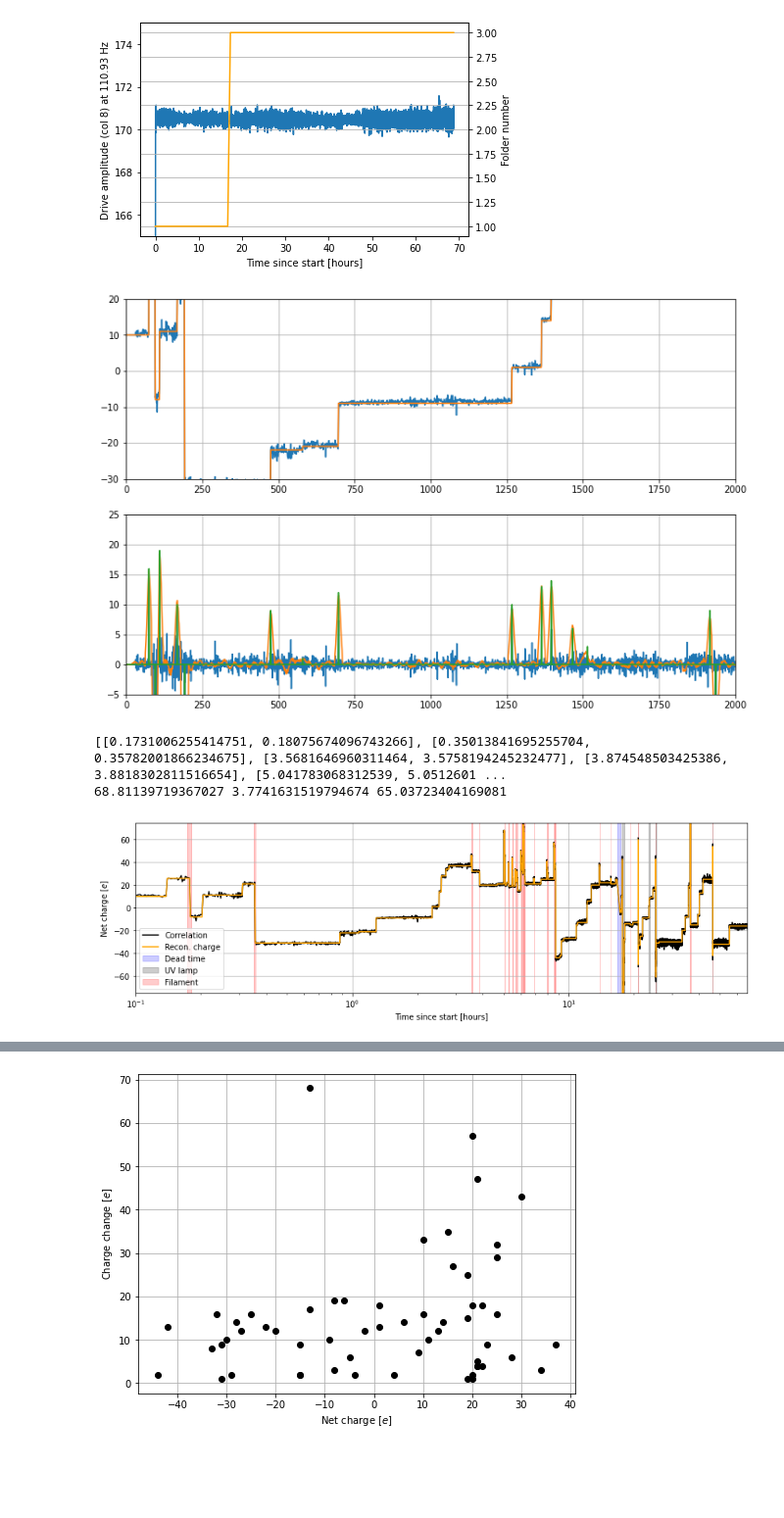
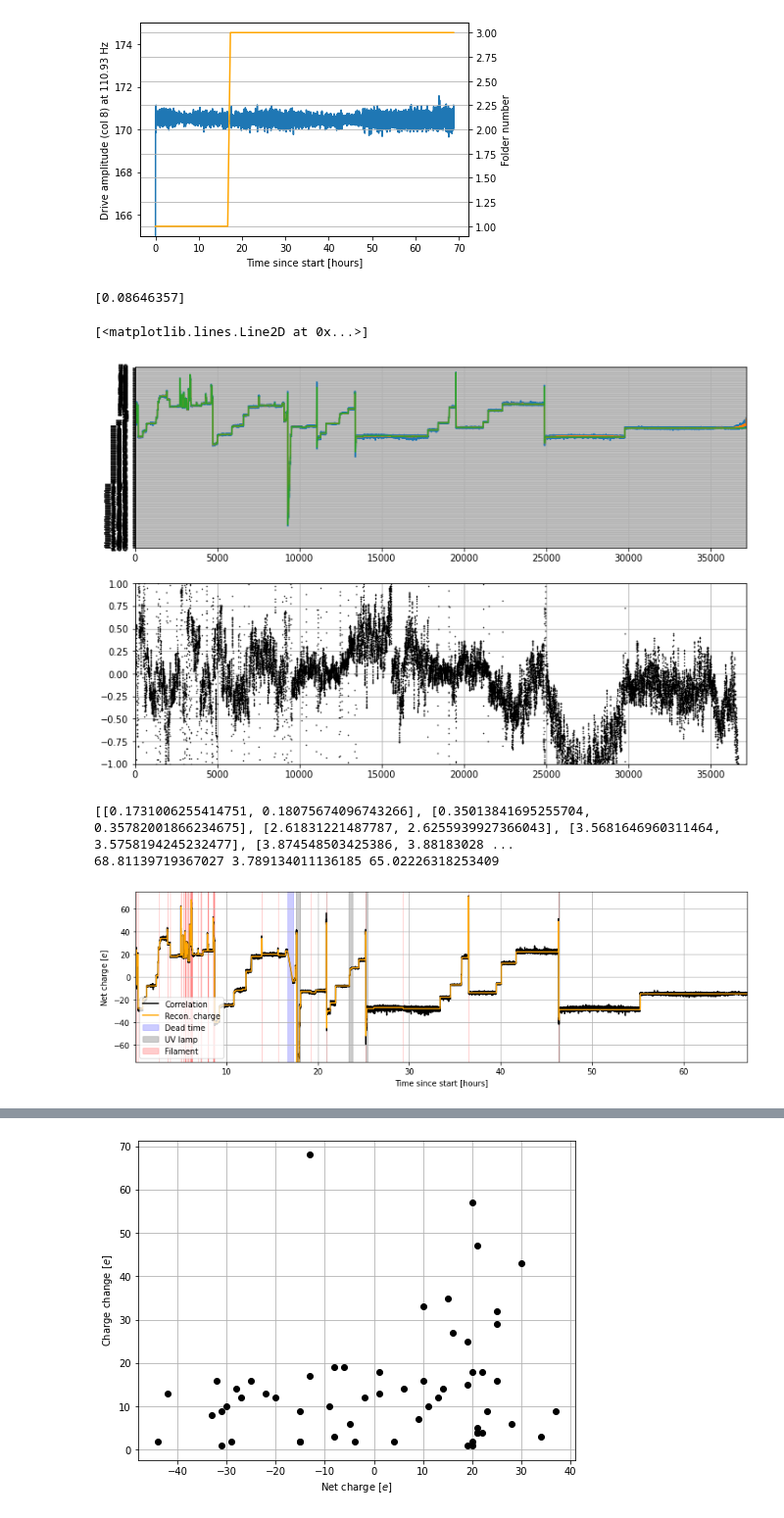
Before and after one commit to Moore-Lab/decay_analysis, a Jupyter notebook: analyze_alpha_data_20231009.ipynb, the cells around one changed output, grey strips where cells are left out. Shown at 98% size. Drawn from its saved outputs; the diff is of its cells as text; code cells hidden in the pictures; blank space fills up the shorter version.

Commit message:
updated charge figure

```diff
--- a/analyze_alpha_data_20231009.ipynb
+++ b/analyze_alpha_data_20231009.ipynb
@@ -97,11 +103,29 @@ plt.grid(True)
+# %%
+def min_charge_dist(cal, dat):
+    cal_dat = dat/cal
+    return np.sum( (cal_dat - np.round(cal_dat))**2 ) + (cal-0.0785)**2/(2*(0.002)**2)
+# %%
+## find the calibration constant that minimizes distance from the nearest integer
+
+## initial plot of the charge steps versus time
+corr_idx = 2
+n_resamp = 5
+cal_fac_init = 0.0785
+
+charges=corr_vec[1:,corr_idx]/cal_fac_init
+filt_vec = gaussian_filter1d(charges,n_resamp)
+
+best_cal = opt.minimize(min_charge_dist, 0.07856437, args=filt_vec)
+print(best_cal.x)
+
+best_cal.x = 0.07856437
+# %% [output]
+[0.08646357]
 # %%
-## initial plot of the charge steps versus time
-cal_fac = 0.072 ## back to normal factor
-corr_idx = 2
-recal = np.ones_like(corr_vec[1:,corr_idx])
+cal_fac = best_cal.x
 
-xmin, xmax = 0, 2000 #len(corr_vec)
-ymin, ymax = -30, 20
+xmin, xmax = 0, len(corr_vec)
+ymin, ymax = -200, 80
 init_charge = 10
 
 corr_vec[:32] = init_charge*cal_fac ## no drive in the first file, second file also
@@ -110,44 +134,60 @@ corr_vec[:32] = init_charge*cal_fac ## no drive in the first file, second file a
 plt.figure(figsize=(12,8))
 plt.subplot(2,1,1)
 #plt.plot(corr_vec[1:,1]/cal_fac*recal, '-')
-plt.plot(corr_vec[1:,corr_idx]/cal_fac*recal, '-')
+charges=corr_vec[1:,corr_idx]/cal_fac*recal
+plt.plot(charges, '-')
+n_resamp = 5
+filt_vec = gaussian_filter1d(charges,n_resamp)
+plt.plot(filt_vec, '-')
 plt.xlim(xmin, xmax)
 plt.ylim(ymin, ymax)
+plt.gca().set_yticks(range(ymin,ymax))
 plt.grid(True)
 
 plt.subplot(2,1,2)
 dv = np.diff(corr_vec[:,corr_idx]/cal_fac)
-plt.plot(dv)
+#plt.plot(dv)
 b,a = sig.butter(3,0.3)
 dv2 = sig.filtfilt(b,a,dv)
 dv_chopped = np.round(dv)
 N=25
 dv2 = np.convolve(dv, sig.gaussian(N,N/4), mode='same')
 bpts = ((np.abs(dv2) < 5) | (np.abs(dv) < 5)) # | (np.abs(dv) < 0.07*corr_vec[:-1, corr_idx]/cal_fac)
 dv_chopped[bpts] = 0
 #dv_chopped[dv_chopped > 5] = dv2[dv_chopped > 5]
 
-plt.plot(dv2)
+#plt.plot(dv2)
 ## fix up missed steps
 step_vals = np.loadtxt(data_dir+"/step_locations_%s.txt"%file_label, skiprows=1, delimiter=',')
 for i in range(np.shape(step_vals)[0]):
     cvals = step_vals[i,:]
+    if(np.abs(cvals[2]-np.round(cvals[2])) < 0.001):
+        sval = np.round(cvals[2] * 0.072/cal_fac) #0.072 was the historical rough calibration factor for file in git
+    else:
+        sval = cvals[2]
     if(cvals[1] > 0):
-        dv_chopped[int(cvals[0]):int(cvals[1])] = cvals[2]
+        dv_chopped[int(cvals[0]):int(cvals[1])] = sval
     else:
-        dv_chopped[int(cvals[0])] = cvals[2]
+        dv_chopped[int(cvals[0])] = sval
 
-plt.plot(dv_chopped)
+running_charge = np.cumsum(dv_chopped) + init_charge
+
+## nonlinearity correction
+#filt_vec = filt_vec*(1 - 0.0000*filt_vec)
+#plt.plot(filt_vec - np.round(filt_vec), 'k.', ms=1)
+
+plt.plot(running_charge - filt_vec, 'k.', ms=1)
+#plt.plot(dv_chopped)
 plt.xlim(xmin, xmax)
-plt.ylim(-5,25)
+plt.ylim(-1,1)
 plt.grid(True)
 
-running_charge = np.cumsum(dv_chopped) + init_charge
+
 plt.subplot(2,1,1)
 plt.plot(running_charge, '-')
-plt.show()
 # %% [output]
+[<matplotlib.lines.Line2D at 0x...>]
-[figure, old version]
+[figure, new version]
 # %%
 importlib.reload(bu)
 
@@ -186,8 +226,8 @@ for dpe in dead_periods_to_use:
 tot_livetime = time_hours[-1] - tot_dead_periods
 print(time_hours[-1], tot_dead_periods, tot_livetime)
 # %% [output]
-[[0.1731006255414751, 0.18075674096743266], [0.35013841695255704, 0.35782001866234675], [3.5681646960311464, 3.5758194245232477], [3.874548503425386, 3.8818302811516654], [5.041783068312539, 5.0512601 ...
-68.81139719367027 3.7741631519794674 65.03723404169081
+[[0.1731006255414751, 0.18075674096743266], [0.35013841695255704, 0.35782001866234675], [2.61831221487787, 2.6255939927366043], [3.5681646960311464, 3.5758194245232477], [3.874548503425386, 3.88183028 ...
+68.81139719367027 3.789134011136185 65.02226318253409
 # %%
 ## define plotting function for dead times
 def fill_dps(dead_period_edges, color='blue', lab="Dead time"):
@@ -216,7 +256,7 @@ plt.xlabel("Time since start [hours]")
 plt.ylabel("Net charge [$e$]")
 plt.legend(loc="lower left")
 plt.ylim(-75,75)
-plt.gca().set_xscale('log')
+#plt.gca().set_xscale('log')
 plt.xlim(xv1, xv2)
 
 #plt.subplot(2,1,2)
@@ -232,7 +272,7 @@ plt.xlim(xv1, xv2)
 
 plt.savefig(plots_dir+"/recon_charge_vs_time_%s.png"%file_label, dpi=300, bbox_inches="tight")
 # %% [output]
-[figure, old version]
+[figure, new version]
 # %%
 ## find the locations of the charge changes
 all_bad_periods = dead_period_edges + lamp_period_edges + filament_period_edges
```
Also changed, not shown: parts of 3 cells of this notebook, 3 other files.
